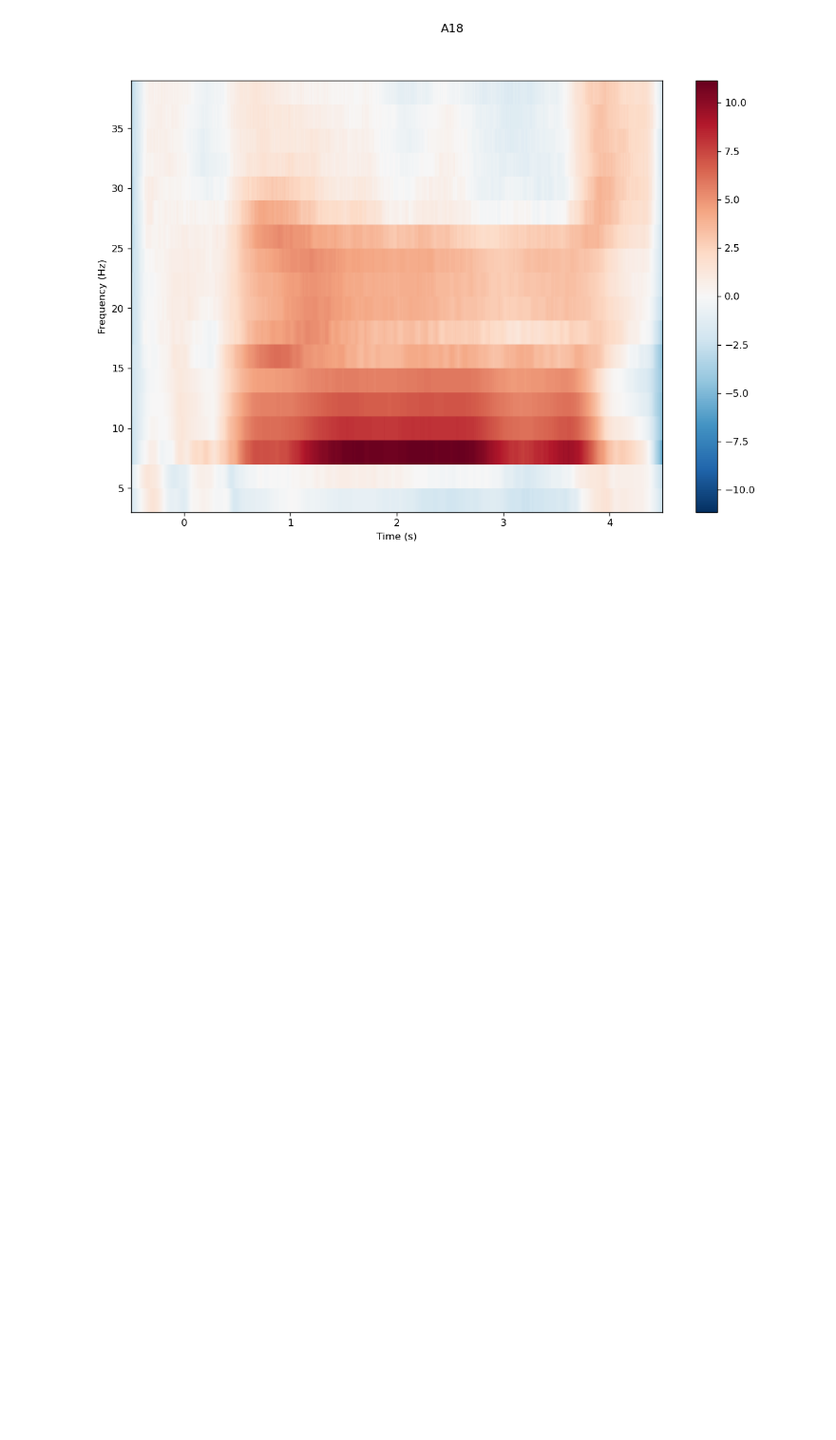
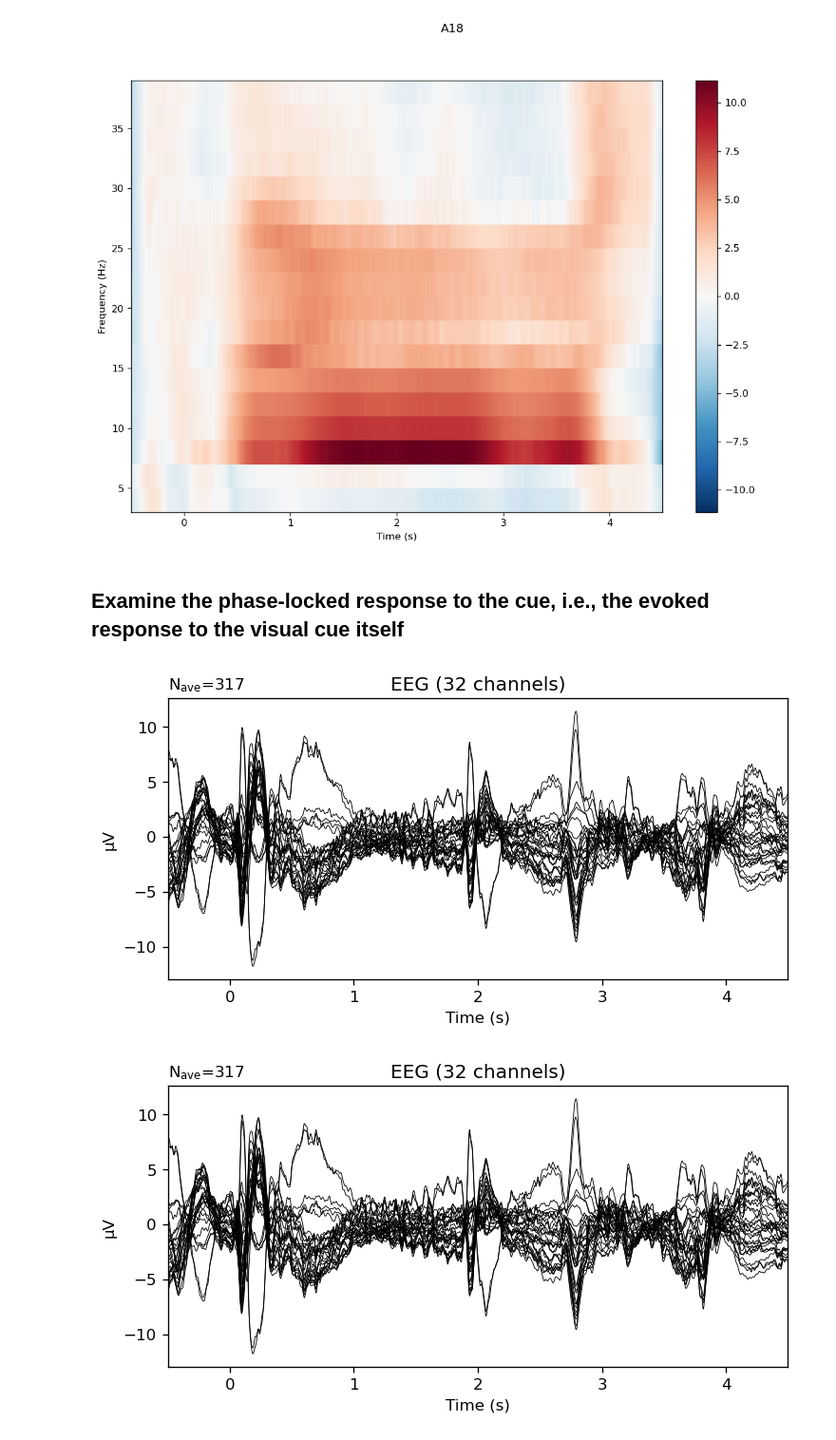
Before and after one commit to haribharadwaj/notebooks, a Jupyter notebook: EEG/EEGbasic.ipynb, the cells around one changed output. Shown at 95% size. Drawn from its saved outputs; the diff is of its cells as text; code cells hidden in the pictures; blank space fills up the shorter version.

```diff
--- a/EEG/EEGbasic.ipynb
+++ b/EEG/EEGbasic.ipynb
@@ -195,3 +218,11 @@ power.plot(picks=[0], baseline=(-0.5, 0.), mode='zlogratio')
 Applying baseline correction (mode: zlogratio)
 [figure]
 [figure]
+# %% [markdown]
+## Examine the phase-locked response to the cue, i.e., the evoked response to the visual cue itself
+# %%
+evoked_cue = epochs_cue.average()
+evoked_cue.plot()
+# %% [output]
+[figure, added]
+[figure, added]
```
Also changed, not shown: parts of 8 cells of this notebook.
